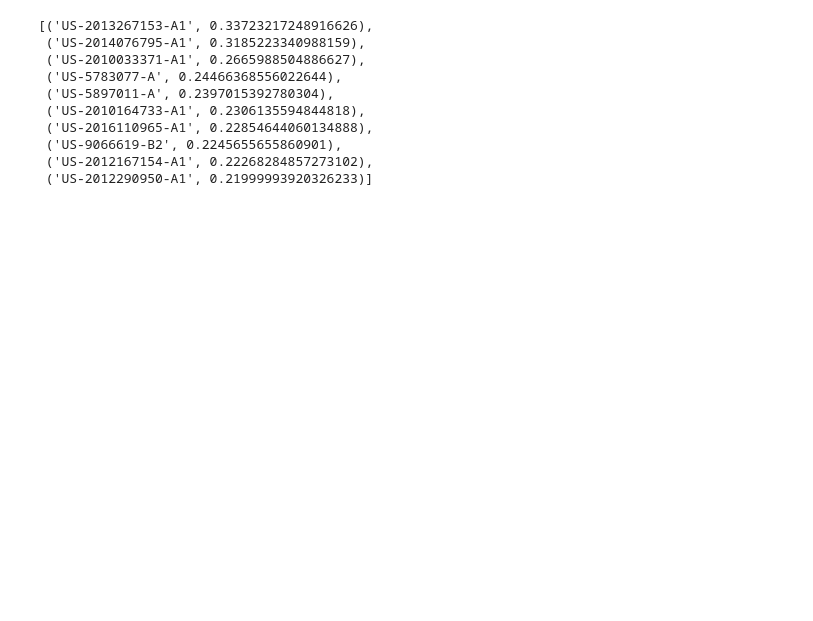
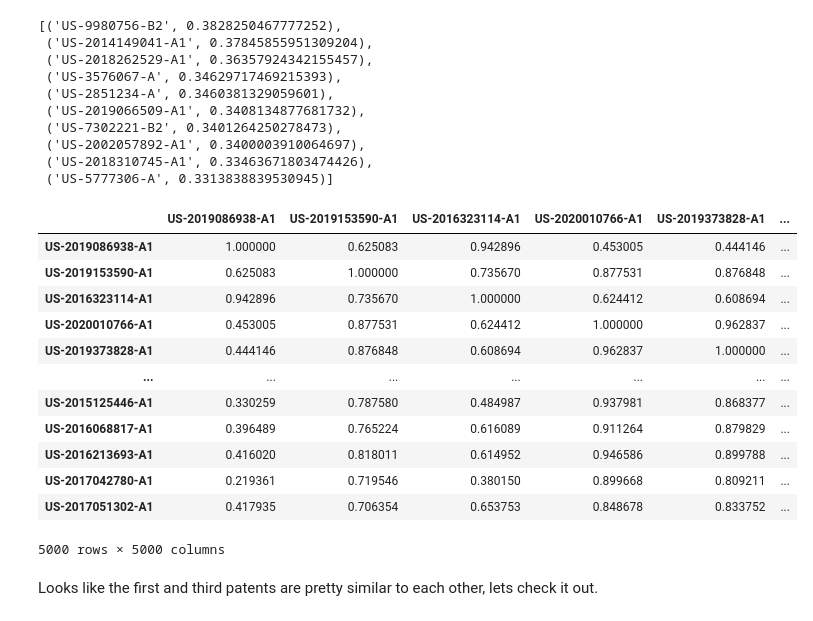
Before and after one commit to GabeAspir/Patent-Prior-Art-Finder, a Jupyter notebook: 2nd Stage Development/WithCitationsEdited.ipynb, the cells around one changed output. Saved outputs shown, nothing was run; the diff lists cells and outputs as text; code cells hidden in the pictures; blank space fills up the shorter version.

Commit message:
Model is working!

```diff
--- a/2nd Stage Development/WithCitationsEdited.ipynb
+++ b/2nd Stage Development/WithCitationsEdited.ipynb
@@ -143,18 +119,18 @@ Name: TokenizedCitations, Length: 70, dtype: object
 # %%
 # Created the 2nd model based on the citations, and an example
 model2 = Word2Vec(sentences2, min_count=1)
-model2.wv.most_similar(positive=['US-7294529-B2'])
+model2.wv.most_similar(positive=['US-2015379874-A1'])
 # %% [output]
-[('US-2013267153-A1', 0.33723217248916626),
- ('US-2014076795-A1', 0.3185223340988159),
- ('US-2010033371-A1', 0.2665988504886627),
- ('US-5783077-A', 0.24466368556022644),
- ('US-5897011-A', 0.2397015392780304),
- ('US-2010164733-A1', 0.2306135594844818),
- ('US-2016110965-A1', 0.22854644060134888),
- ('US-9066619-B2', 0.2245655655860901),
- ('US-2012167154-A1', 0.22268284857273102),
- ('US-2012290950-A1', 0.21999993920326233)]
+[('US-9980756-B2', 0.3828250467777252),
+ ('US-2014149041-A1', 0.37845855951309204),
+ ('US-2018262529-A1', 0.36357924342155457),
+ ('US-3576067-A', 0.34629717469215393),
+ ('US-2851234-A', 0.3460381329059601),
+ ('US-2019066509-A1', 0.3408134877681732),
+ ('US-7302221-B2', 0.3401264250278473),
+ ('US-2002057892-A1', 0.3400003910064697),
+ ('US-2018310745-A1', 0.33463671803474426),
+ ('US-5777306-A', 0.3313838839530945)]
 # %%
 #Finally the code for all patents that we have, to combine both the abstract and the citations in one document into a document Vector.
 #Disclaimer - hasnt been tested yet
@@ -174,3 +150,28 @@ for (doc,citationList) in zip(sentences,sentences2):
     except:
       pass
   vecs.append(sum)
+# %%
+def vecCos(vectors, names):
+    newTable = pd.DataFrame(cosine_similarity(vectors))
+    newTable.columns = names
+    newTable.index = names
+
+    return newTable
+vecTable = vecCos(vecs,dframe['Publication_Number'].tolist()) #,frame['PublicationNumber'].tolist()
+vecTable
+# %% [output]
+|  | US-2019086938-A1 | US-2019153590-A1 | US-2016323114-A1 | US-2020010766-A1 | US-2019373828-A1 | ... |
+| US-2019086938-A1 | 1.000000 | 0.625083 | 0.942896 | 0.453005 | 0.444146 | ... |
+| US-2019153590-A1 | 0.625083 | 1.000000 | 0.735670 | 0.877531 | 0.876848 | ... |
+| US-2016323114-A1 | 0.942896 | 0.735670 | 1.000000 | 0.624412 | 0.608694 | ... |
+| US-2020010766-A1 | 0.453005 | 0.877531 | 0.624412 | 1.000000 | 0.962837 | ... |
+| US-2019373828-A1 | 0.444146 | 0.876848 | 0.608694 | 0.962837 | 1.000000 | ... |
+| ... | ... | ... | ... | ... | ... | ... |
+| US-2015125446-A1 | 0.330259 | 0.787580 | 0.484987 | 0.937981 | 0.868377 | ... |
+| US-2016068817-A1 | 0.396489 | 0.765224 | 0.616089 | 0.911264 | 0.879829 | ... |
+| US-2016213693-A1 | 0.416020 | 0.818011 | 0.614952 | 0.946586 | 0.899788 | ... |
+| US-2017042780-A1 | 0.219361 | 0.719546 | 0.380150 | 0.899668 | 0.809211 | ... |
+| US-2017051302-A1 | 0.417935 | 0.706354 | 0.653753 | 0.848678 | 0.833752 | ... |
+5000 rows × 5000 columns
+# %% [markdown]
+Looks like the first and third patents are pretty similar to each other, lets check it out.
```
Also changed, not shown: parts of 17 cells of this notebook.
